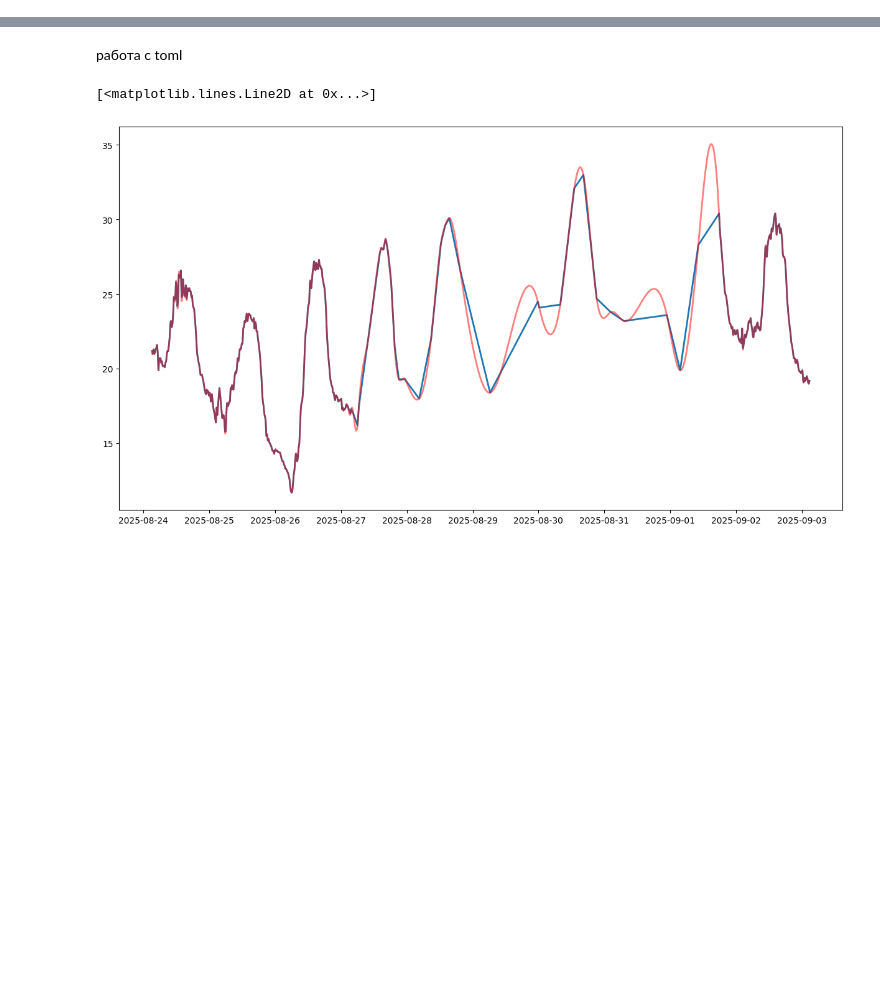
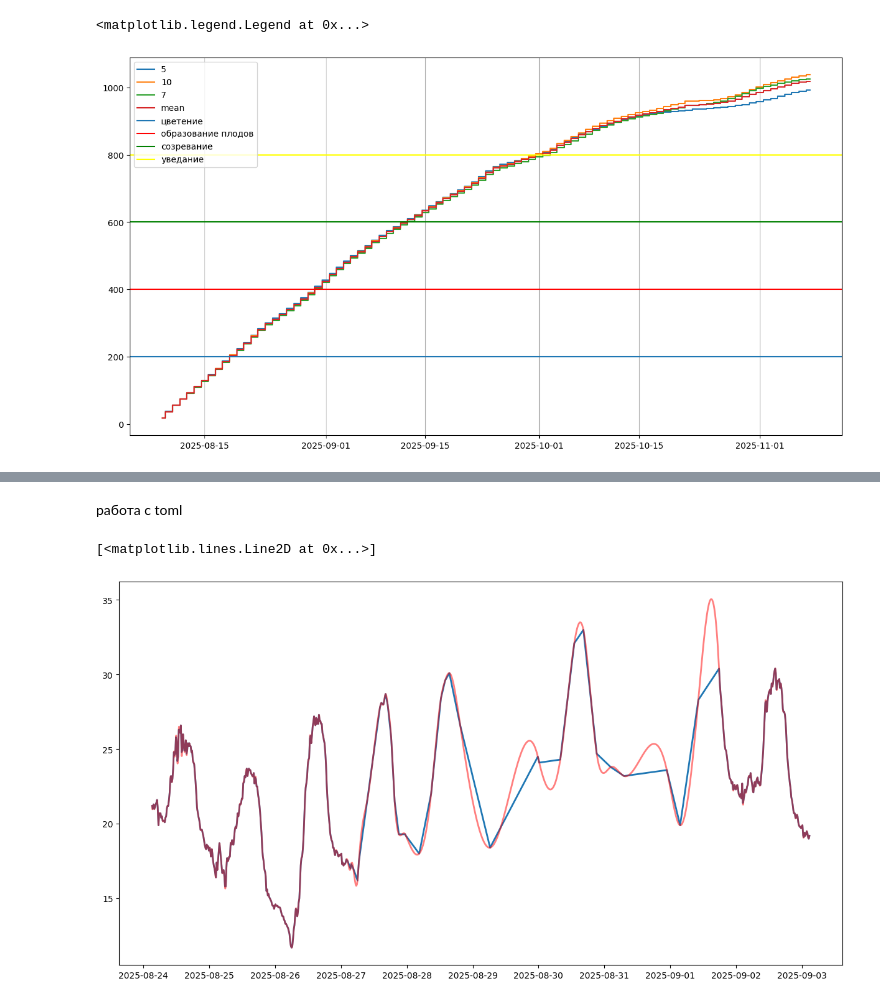
Before and after one commit to NikEgil/predicter, a Jupyter notebook: pred.ipynb, the cells around one changed output, grey strips where cells are left out. Saved outputs shown, nothing was run; the diff lists cells and outputs as text; code cells hidden in the pictures; blank space fills up the shorter version.

```diff
--- a/pred.ipynb
+++ b/pred.ipynb
@@ -29,0 +132,15 @@ data = copy.copy(data_timesort2).reset_index()
+# %%
+plt.figure(figsize=(15, 8))
+plt.step(dd['date'], dd['5cs'],where='mid', label="5")
+plt.step(dd['date'], dd['10cs'],where='mid', label="10")
+plt.step(dd['date'], dd['7cs'],where='mid', label="7")
+plt.step(dd['date'],dd[['5cs', '10cs', '7cs']].mean(axis=1),where='mid', label="mean")
+plt.axhline(200,label='цветение')
+plt.axhline(400,label='образование плодов',c='red')
+plt.axhline(600,label='созревание',c='green')
+plt.axhline(800,label='уведание',c='yellow')
+plt.grid(axis='x')
+plt.legend()
+# %% [output]
+<matplotlib.legend.Legend at 0x...>
+[figure, added]
```
Also changed, not shown: parts of 16 cells of this notebook, 20 other files.
